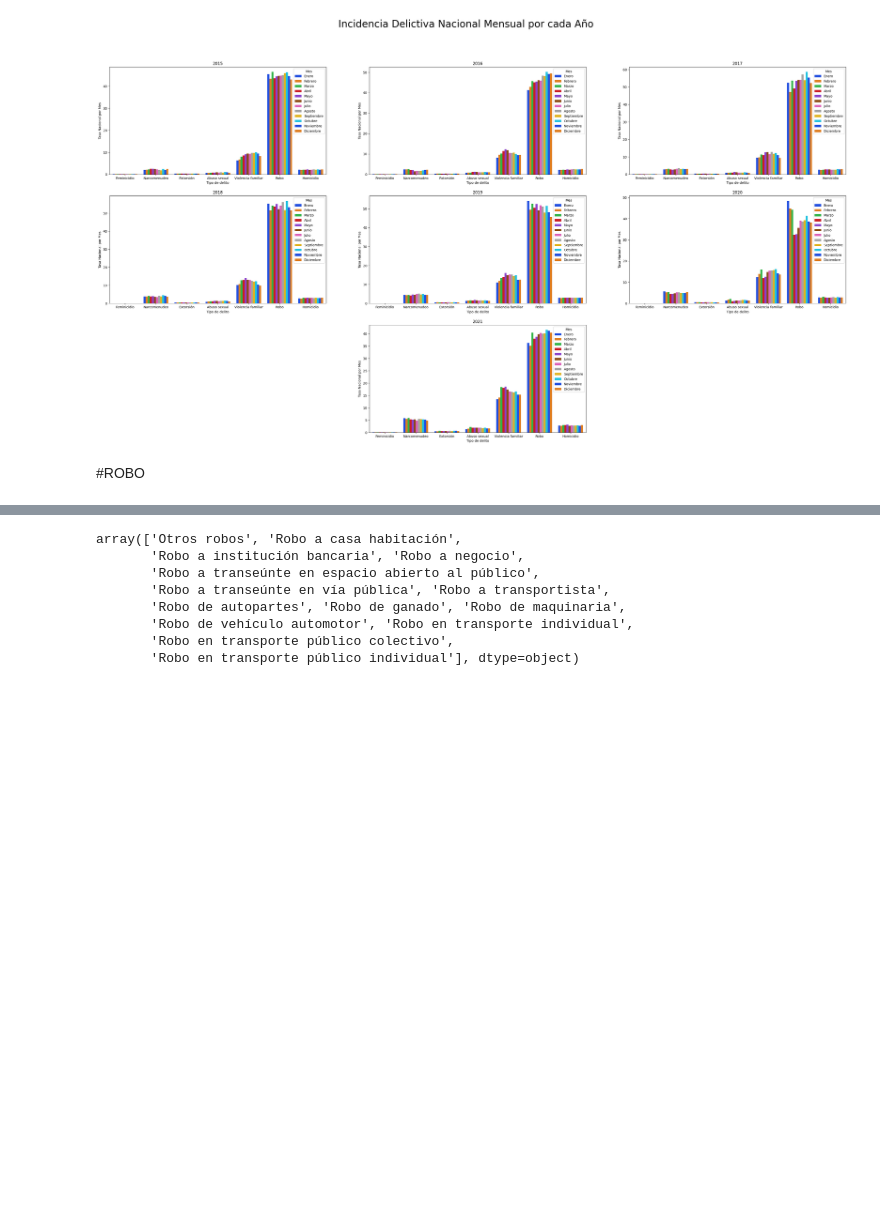
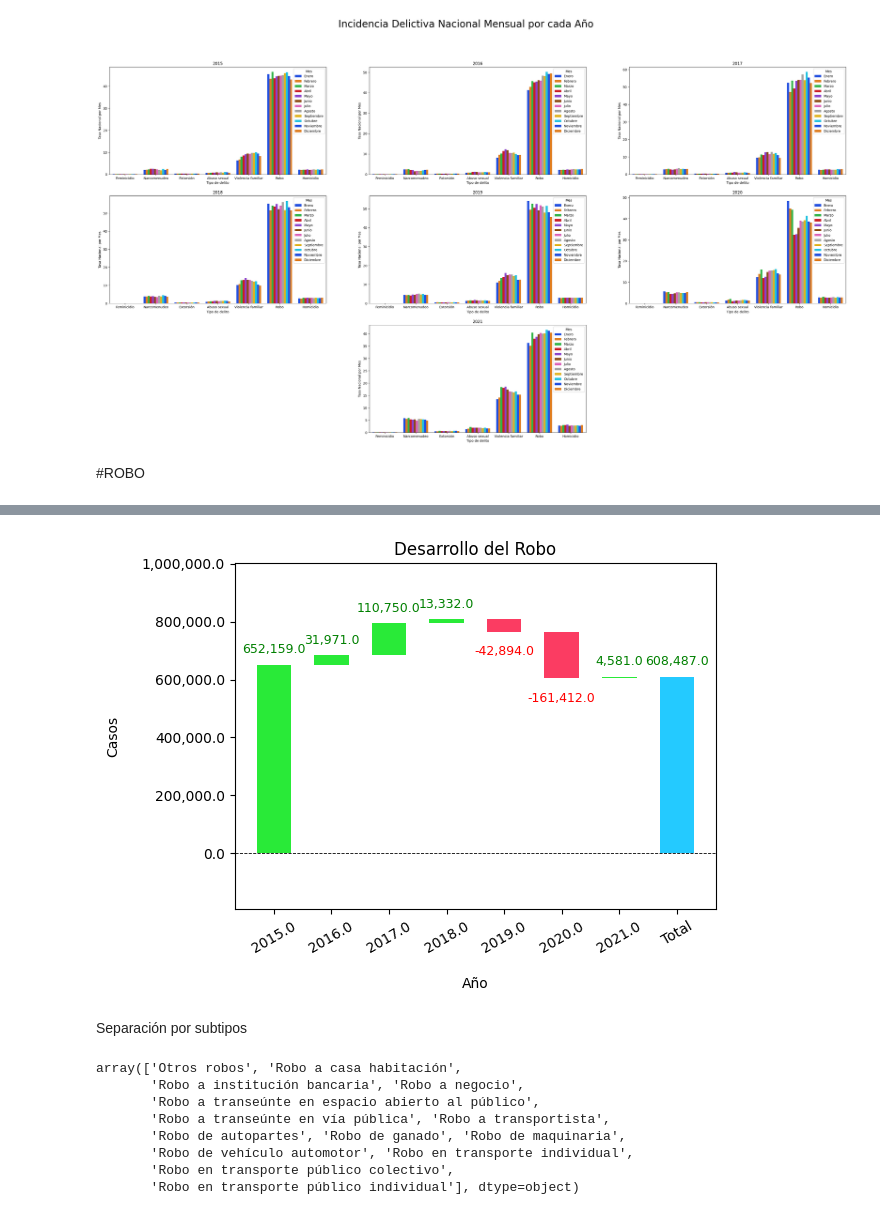
Before and after one commit to abrilgcz/Ciencia-de-Datos, a Jupyter notebook: ProyectoASE.ipynb, the cells around one changed output, grey strips where cells are left out. Drawn from its saved outputs; the diff is of its cells as text; code cells hidden in the pictures; blank space fills up the shorter version.

```diff
--- a/ProyectoASE.ipynb
+++ b/ProyectoASE.ipynb
@@ -1253,0 +1236,5 @@ robo.head()
+# %%
+casos = robo_gral['Casos'].values
+año = robo_gral['Año'].values
+casos = casos - np.append(0,casos[:-1])
+casos
@@ -1253,0 +1249,4 @@ robo.head()
+# %%
+import waterfall_chart
+waterfall_chart.plot(año.astype(str),casos,net_label='Total',Title = 'Desarrollo del Robo',y_lab='Casos',x_lab=('Año'))
+# %% [output]
@@ -1254,3 +1254,6 @@ robo.head()
+[figure, added]
+# %% [markdown]
+Separación por subtipos
 # %%
 np.unique(robo['Subtipo de delito'])
 # %% [output]
```
Also changed, not shown: parts of 67 cells of this notebook.
